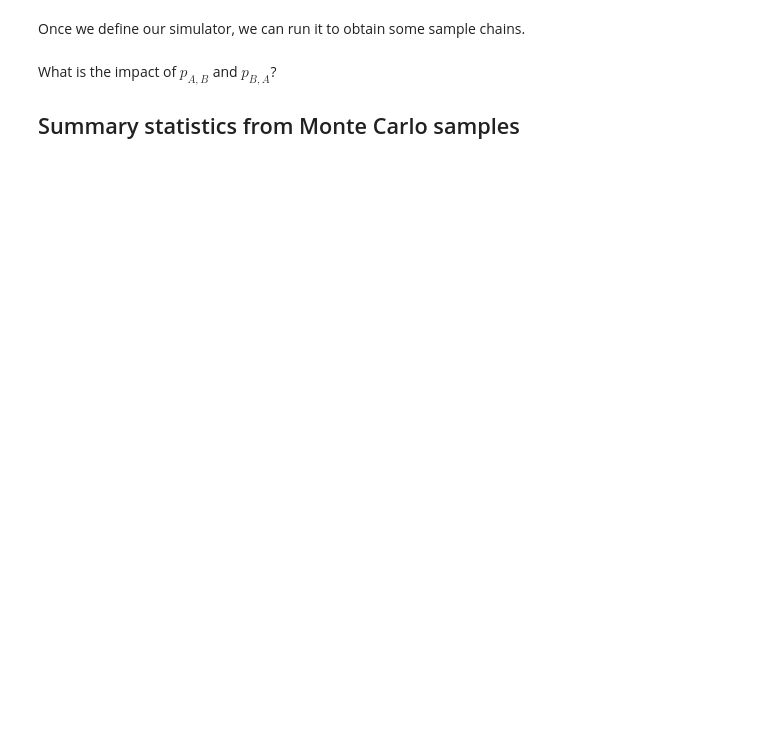
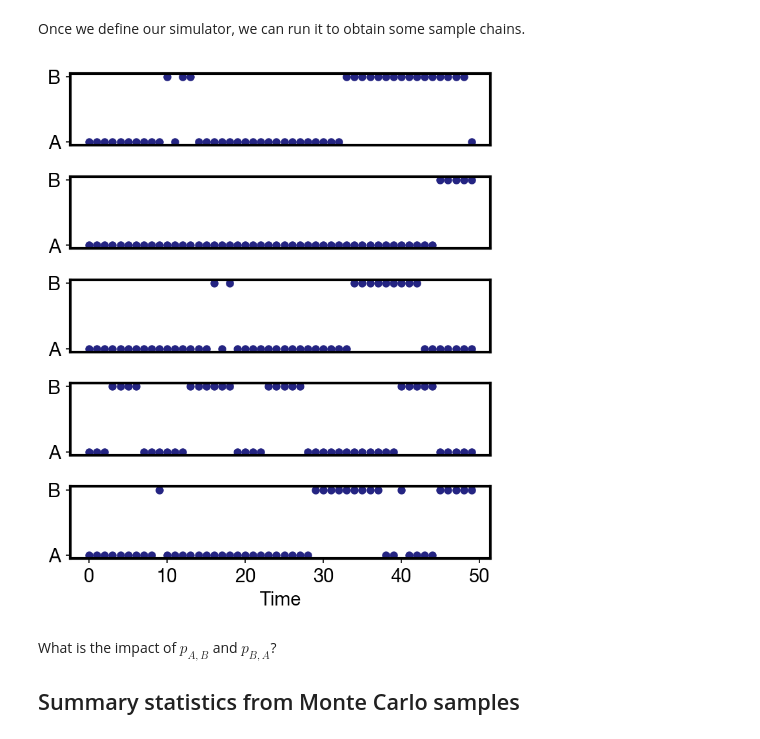
Before and after one commit to krisreyes/mdi-508-notebooks, a Jupyter notebook: Chapter01_Markov_Chains/A two state Markov chain example and chemical reactions in equilibrium.ipynb, the cells around one changed output. Saved outputs shown, nothing was run; the diff lists cells and outputs as text; code cells hidden in the pictures; blank space fills up the shorter version.

```diff
--- a/Chapter01_Markov_Chains/A two state Markov chain example and chemical reactions in equilibrium.ipynb
+++ b/Chapter01_Markov_Chains/A two state Markov chain example and chemical reactions in equilibrium.ipynb
@@ -31,23 +31,25 @@ Once we define our simulator, we can run it to obtain some sample chains.
 # %%
 RNG = np.random.default_rng(seed = 12345)
 
 # Run the simulator several time to sample some chains
-samples = simulate_several_samples(RNG, num_samples=1000, num_steps = 50, p_A_B = 0.5, p_B_A = 0.25)
+samples = simulate_several_samples(RNG, num_samples=1000, num_steps = 50, p_A_B = 0.1, p_B_A = 0.25)
 
 # Plot the first few chains
 plt.figure(figsize=(5,6))
 for m in range(5):
     plt.subplot(5, 1, m+1)
-    plt.plot(samples[0], marker='.', markersize=10, linewidth=0)
+    plt.plot(samples[m], marker='.', markersize=10, linewidth=0)
 
     plt.yticks([0,1], ['A', 'B'])
 
     # Only plot horizontal axis labels on last plot to save space
     if m < 4:
         plt.xticks([])
     else:
         plt.xlabel('Time')
 plt.tight_layout()
+# %% [output]
+[figure, added]
 # %% [markdown]
 What is the impact of $p_{A,B}$ and $p_{B,A}$?
 
```
Also changed, not shown: parts of 4 cells of this notebook, 1 other file.
